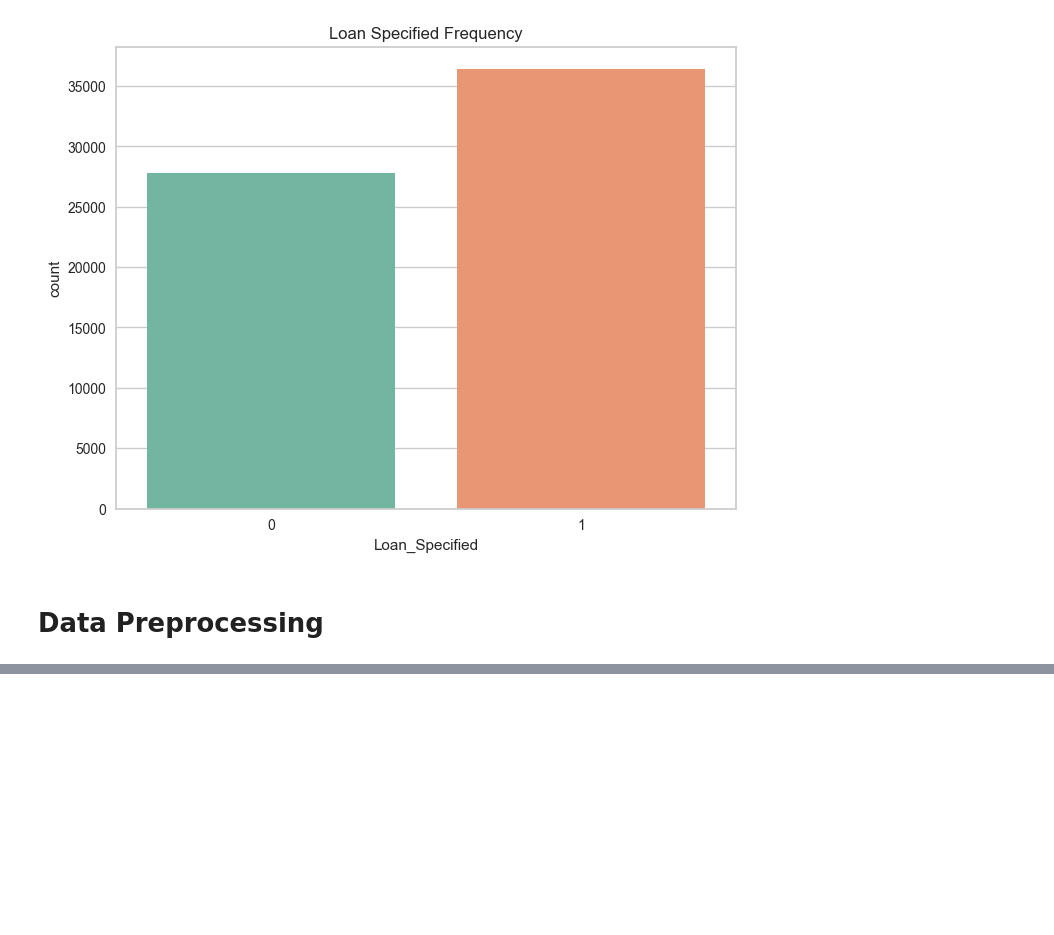
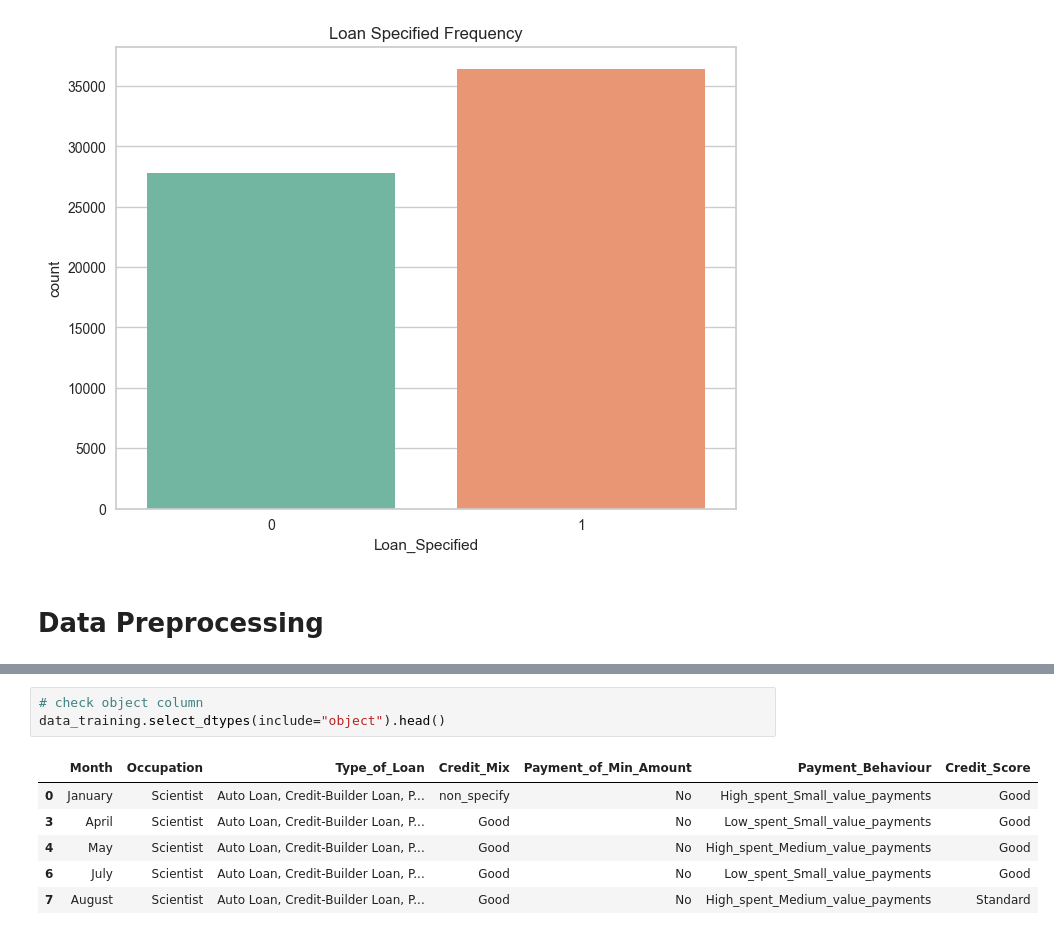
Before and after one commit to ishamel101/Credit-Score-Classification, a Jupyter notebook: Credit Score Classification.ipynb, the cells around one changed output, grey strips where cells are left out. Saved outputs shown, nothing was run; the diff lists cells and outputs as text; blank space fills up the shorter version.

```diff
--- a/Credit Score Classification.ipynb
+++ b/Credit Score Classification.ipynb
@@ -800,0 +821,10 @@ Passing `palette` without assigning `hue` is deprecated and will be removed in v
+# %%
+# check object column
+data_training.select_dtypes(include="object").head()
+# %% [output]
+|  | Month | Occupation | Type_of_Loan | Credit_Mix | Payment_of_Min_Amount | Payment_Behaviour | Credit_Score |
+| 0 | January | Scientist | Auto Loan, Credit-Builder Loan, P... | non_specify | No | High_spent_Small_value_payments | Good |
+| 3 | April | Scientist | Auto Loan, Credit-Builder Loan, P... | Good | No | Low_spent_Small_value_payments | Good |
+| 4 | May | Scientist | Auto Loan, Credit-Builder Loan, P... | Good | No | High_spent_Medium_value_payments | Good |
+| 6 | July | Scientist | Auto Loan, Credit-Builder Loan, P... | Good | No | Low_spent_Small_value_payments | Good |
+| 7 | August | Scientist | Auto Loan, Credit-Builder Loan, P... | Good | No | High_spent_Medium_value_payments | Standard |
```
Also changed, not shown: parts of 22 cells of this notebook.
